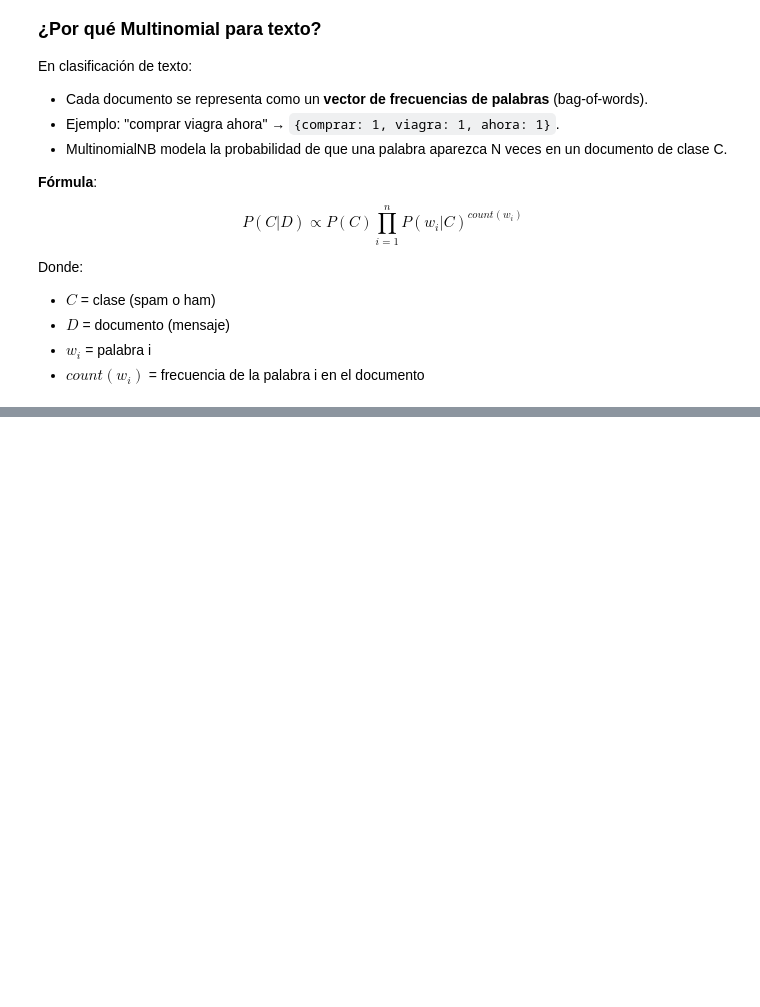
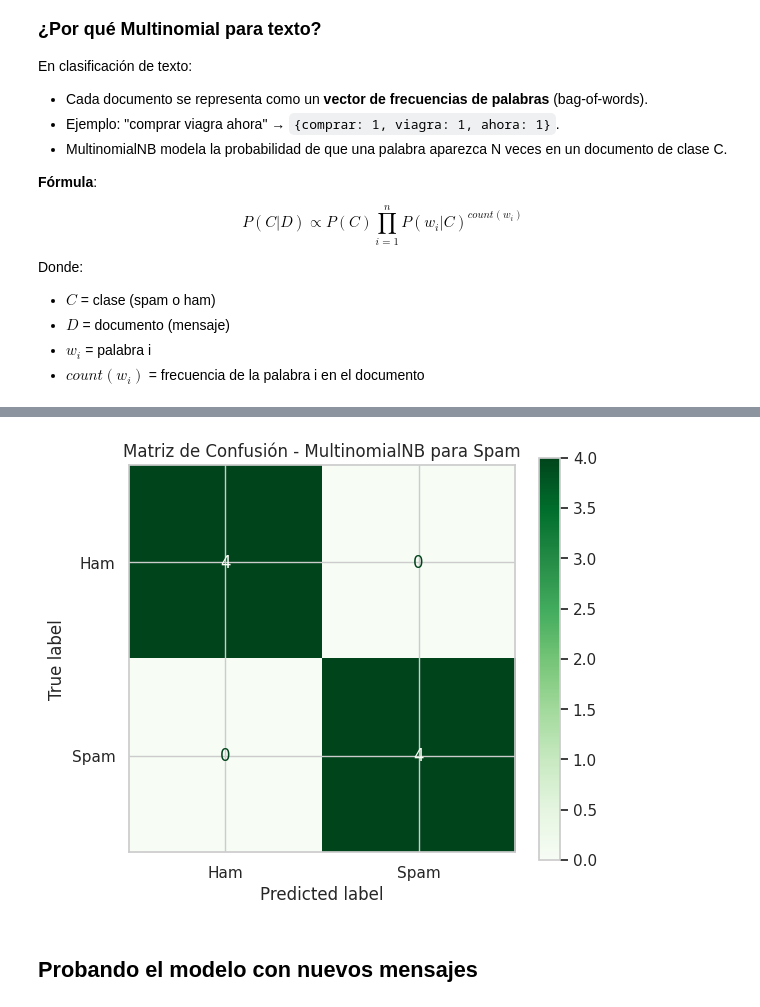
Before and after one commit to Jose-luis-echemendia/Machine-learning-AA, a Jupyter notebook: Lab Metodos Bayesianos/ejercicio3.ipynb, the cells around one changed output, grey strips where cells are left out. Drawn from its saved outputs; the diff is of its cells as text; code cells hidden in the pictures; blank space fills up the shorter version.

```diff
--- a/Lab Metodos Bayesianos/ejercicio3.ipynb
+++ b/Lab Metodos Bayesianos/ejercicio3.ipynb
@@ -33,0 +158,20 @@ Donde:
+# %%
+# Vectorizar el texto con CountVectorizer
+vectorizer = CountVectorizer(
+    lowercase=True,          # Convertir a minúsculas
+    stop_words=None,         # No eliminar stopwords para este ejemplo simple
+    max_features=100,        # Limitar a las 100 palabras más frecuentes
+    ngram_range=(1, 2)       # Usar unigramas y bigramas
+)
+
+# Transformar train y test
+X_train_vec = vectorizer.fit_transform(X_train)
+X_test_vec = vectorizer.transform(X_test)
+
+print(f'Dimensión del vocabulario: {len(vectorizer.vocabulary_)} palabras')
+print(f'Forma de X_train vectorizado: {X_train_vec.shape}')
+print(f'Forma de X_test vectorizado: {X_test_vec.shape}')
+
+# Mostrar algunas palabras del vocabulario
+print(f'\nAlgunas palabras del vocabulario:')
+print(list(vectorizer.vocabulary_.keys())[:20])
@@ -33,0 +189,10 @@ Donde:
+# %%
+# Crear y entrenar MultinomialNB
+mnb = MultinomialNB(alpha=1.0)  # alpha es el parámetro de suavizado de Laplace
+mnb.fit(X_train_vec, y_train)
+
+# Predicciones
+y_pred_train = mnb.predict(X_train_vec)
+y_pred_test = mnb.predict(X_test_vec)
+
+print('Modelo MultinomialNB entrenado correctamente!')
@@ -33,0 +234,14 @@ Donde:
+# %%
+# Matriz de confusión
+cm = confusion_matrix(y_test, y_pred_test, labels=['ham', 'spam'])
+disp = ConfusionMatrixDisplay(confusion_matrix=cm, display_labels=['Ham', 'Spam'])
+
+fig, ax = plt.subplots(figsize=(6,5))
+disp.plot(ax=ax, cmap='Greens', values_format='d')
+plt.title('Matriz de Confusión - MultinomialNB para Spam')
+plt.tight_layout()
+plt.show()
+# %% [output]
+[figure, added]
+# %% [markdown]
+## Probando el modelo con nuevos mensajes
```
Also changed, not shown: parts of 14 cells of this notebook, 12 other files.
